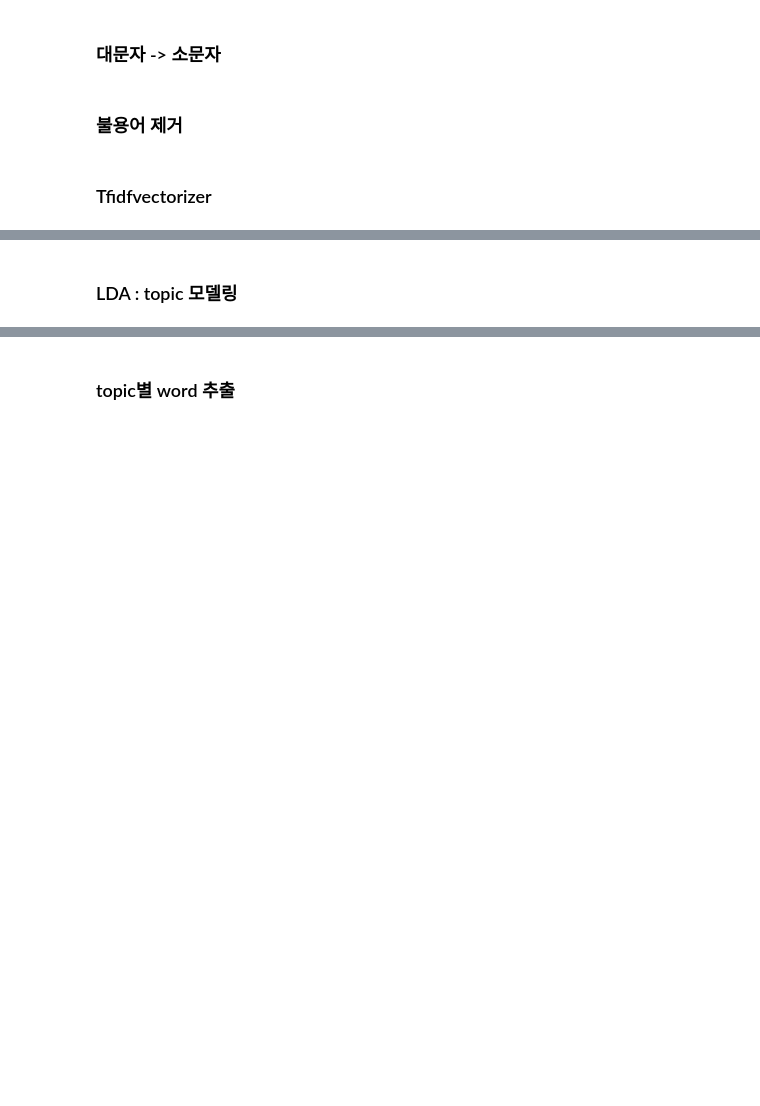
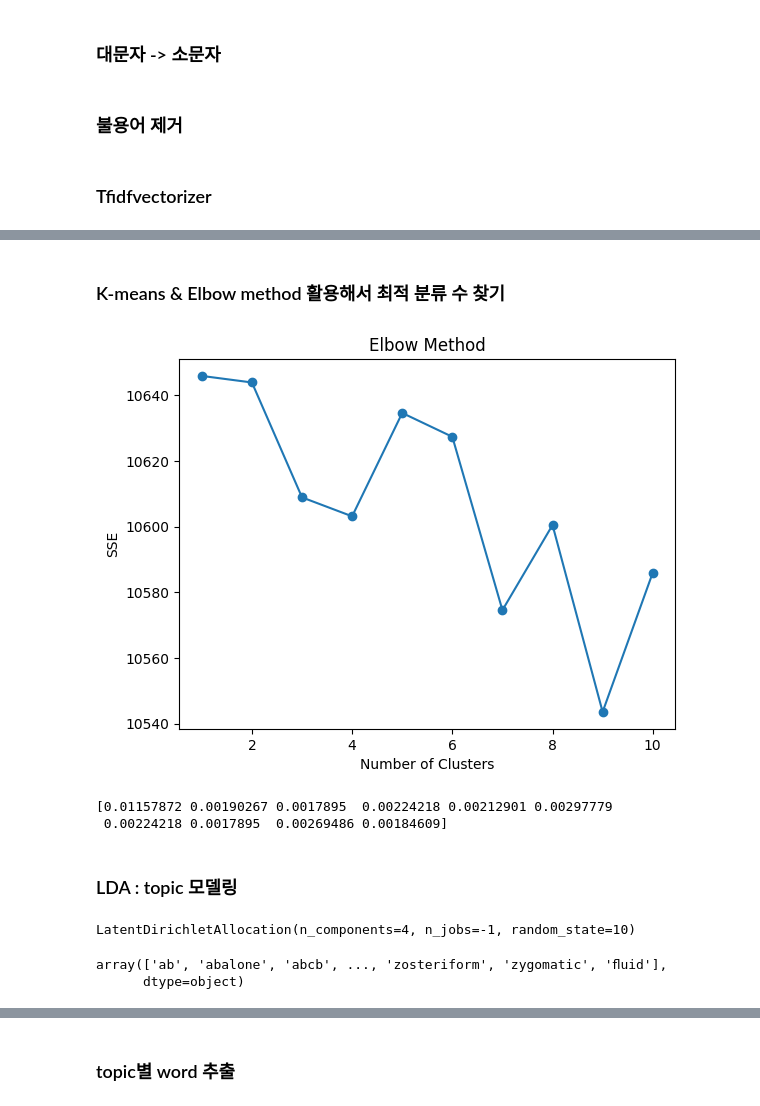
Before and after one commit to kdj0712/teamKim1, a Jupyter notebook: data/New_eng_academic_research02.ipynb, the cells around one changed output, grey strips where cells are left out. Drawn from its saved outputs; the diff is of its cells as text; code cells hidden in the pictures; blank space fills up the shorter version.

```diff
--- a/data/New_eng_academic_research02.ipynb
+++ b/data/New_eng_academic_research02.ipynb
@@ -55,7 +115,7 @@ eng_subject
 from sklearn.feature_extraction.text import TfidfVectorizer
 tfidfVectorizer = TfidfVectorizer(stop_words=stopwords
                                   , ngram_range=(1,2)
-                                  , max_df=0.95
+                                  , max_df=0.90
                                   , min_df=2)  # stop_words는 vocabulary에서 필요없는 단어를 빼주는 것. ngram_range는 단어를 붙여주는 것으로 2개의 단어가 합성되었을때 의미를 가지고, 떨어져있을때 의미가 상실되는 경우를 포함함.
 result_vectors = tfidfVectorizer.fit_transform(eng_subject)  # fit & transform은 다른 2가지 임.(fit하면 각 단어의 vocabulary 만들 수 있음.)
 result_vectors.toarray()[:2]
@@ -63,0 +145,2 @@ tfidfVectorizer.vocabulary_
+# %% [markdown]
+### K-means & Elbow method 활용해서 최적 분류 수 찾기
@@ -63,0 +151,22 @@ tfidfVectorizer.vocabulary_
+# %%
+# 클러스터 개수 범위 설정
+min_clusters = 1
+max_clusters = 10
+# %%
+# 각 클러스터 개수에 따른 SSE 값 저장
+sse = []
+# %%
+# 클러스터링 수행 및 SSE 계산
+for n_clusters in range(min_clusters, max_clusters+1):
+    kmeans = KMeans(n_clusters=n_clusters)
+    kmeans.fit(result_vectors)
+    sse.append(kmeans.inertia_)
+# %%
+plt.plot(range(min_clusters, max_clusters+1), sse, marker='o')
+plt.xlabel('Number of Clusters')
+plt.ylabel('SSE')
+plt.title('Elbow Method')
+plt.show()
+# 유의미하지 않아 Prediction Strength로 최적군집수 재확인
+# %% [output]
+[figure, added]
@@ -64,11 +176,44 @@ tfidfVectorizer.vocabulary_
+# %%
+def prediction_strength(X, n_clusters, n_runs=10):
+    all_labels = []
+    for _ in range(n_runs):
+        # 데이터를 무작위로 섞음
+        X_shuffled = shuffle(X, random_state=10)
+
+        # K-means 클러스터링 실행
+        kmeans = KMeans(n_clusters=n_clusters)
+        labels = kmeans.fit_predict(X_shuffled)
+        all_labels.append(labels)
+
+    all_labels = np.array(all_labels)
+    pairwise_similarities = pairwise_distances(all_labels, metric='jaccard')
+    prediction_strengths = pairwise_similarities.mean(axis=0)
+
+    return prediction_strengths
+
+# 데이터
+X = result_vectors
+
+# Prediction Strength 계산
+n_clusters = 5
+strengths = prediction_strength(X, n_clusters)
+print(strengths)
+# %% [output]
+[0.01157872 0.00190267 0.0017895  0.00224218 0.00212901 0.00297779
+ 0.00224218 0.0017895  0.00269486 0.00184609]
 # %% [markdown]
 ### LDA : topic 모델링
 # %%
 from sklearn.decomposition import LatentDirichletAllocation
-lda_model = LatentDirichletAllocation(n_components=3, n_jobs=-1)
+lda_model = LatentDirichletAllocation(n_components=4, n_jobs=-1, random_state=10) # Prediction Strength로 확인한 최적 군집수 = 4
 lda_model.fit(result_vectors)
+# %% [output]
+LatentDirichletAllocation(n_components=4, n_jobs=-1, random_state=10)
 # %%
 dictionary_list = tfidfVectorizer.get_feature_names_out()
 dictionary_list
+# %% [output]
+array(['ab', 'abalone', 'abcb', ..., 'zosteriform', 'zygomatic', 'ﬂuid'],
+      dtype=object)
 # %%
 lda_model.components_
```
Also changed, not shown: parts of 18 cells of this notebook, 4 other files.
